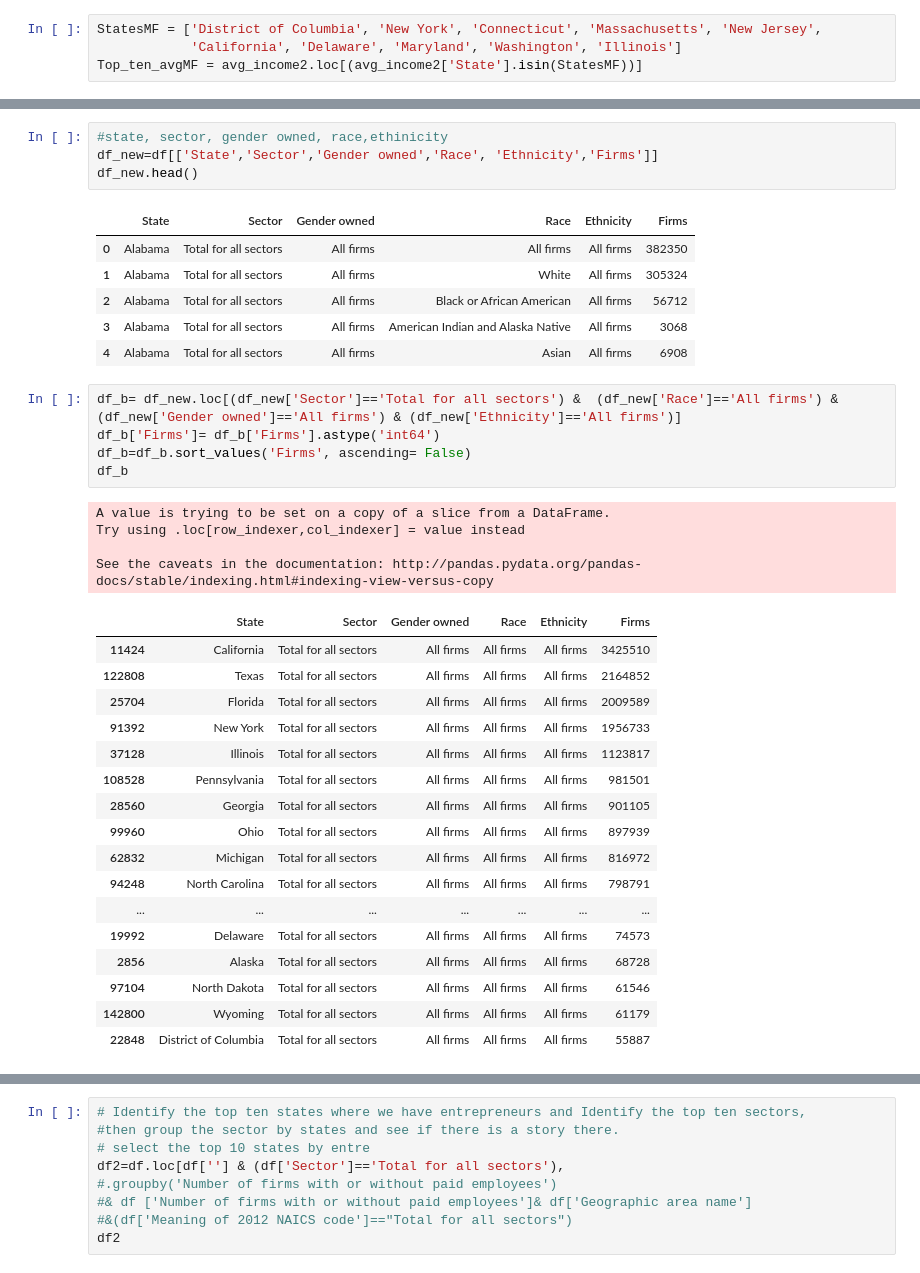
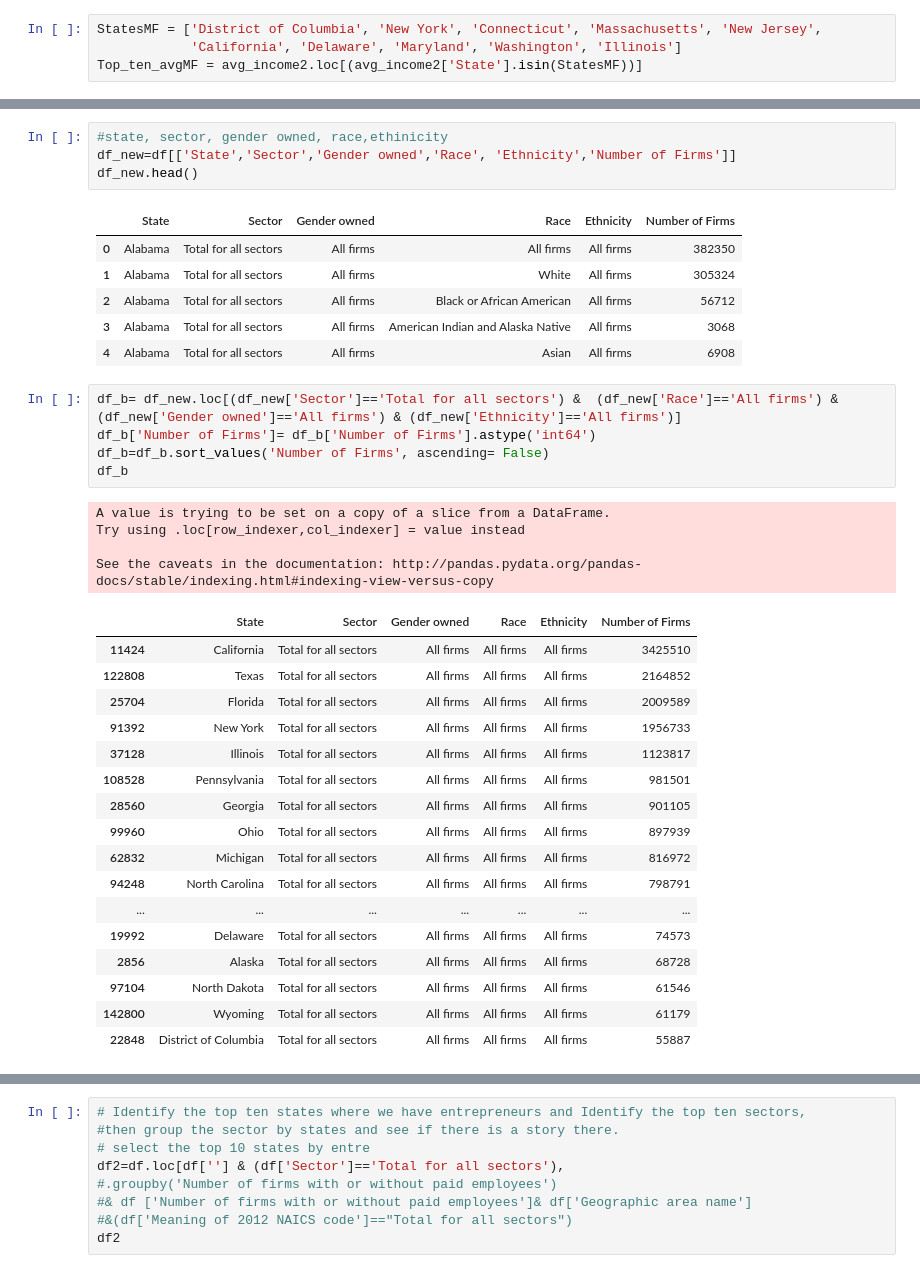
Before and after one commit to tafolabi/Project_Alpha, a Jupyter notebook: 2007.ipynb, the cells around one changed output, grey strips where cells are left out. Saved outputs shown, nothing was run; the diff lists cells and outputs as text.

```diff
--- a/2007.ipynb
+++ b/2007.ipynb
@@ -352,9 +243,9 @@ legend.get_frame().set_facecolor('grey')
 # %%
 #state, sector, gender owned, race,ethinicity
-df_new=df[['State','Sector','Gender owned','Race', 'Ethnicity','Firms']]
+df_new=df[['State','Sector','Gender owned','Race', 'Ethnicity','Number of Firms']]
 df_new.head()
 # %% [output]
-|  | State | Sector | Gender owned | Race | Ethnicity | Firms |
+|  | State | Sector | Gender owned | Race | Ethnicity | Number of Firms |
 | 0 | Alabama | Total for all sectors | All firms | All firms | All firms | 382350 |
 | 1 | Alabama | Total for all sectors | All firms | White | All firms | 305324 |
 | 2 | Alabama | Total for all sectors | All firms | Black or African American | All firms | 56712 |
@@ -362,15 +253,15 @@ df_new.head()
 | 4 | Alabama | Total for all sectors | All firms | Asian | All firms | 6908 |
 # %%
 df_b= df_new.loc[(df_new['Sector']=='Total for all sectors') &  (df_new['Race']=='All firms') &(df_new['Gender owned']=='All firms') & (df_new['Ethnicity']=='All firms')]
-df_b['Firms']= df_b['Firms'].astype('int64')
-df_b=df_b.sort_values('Firms', ascending= False)
+df_b['Number of Firms']= df_b['Number of Firms'].astype('int64')
+df_b=df_b.sort_values('Number of Firms', ascending= False)
 df_b
 # %% [output]
 A value is trying to be set on a copy of a slice from a DataFrame.
 Try using .loc[row_indexer,col_indexer] = value instead
 
 See the caveats in the documentation: http://pandas.pydata.org/pandas-docs/stable/indexing.html#indexing-view-versus-copy
-|  | State | Sector | Gender owned | Race | Ethnicity | Firms |
+|  | State | Sector | Gender owned | Race | Ethnicity | Number of Firms |
 | 11424 | California | Total for all sectors | All firms | All firms | All firms | 3425510 |
 | 122808 | Texas | Total for all sectors | All firms | All firms | All firms | 2164852 |
 | 25704 | Florida | Total for all sectors | All firms | All firms | All firms | 2009589 |
```
Also changed, not shown: parts of 16 cells of this notebook, 1 other file.
